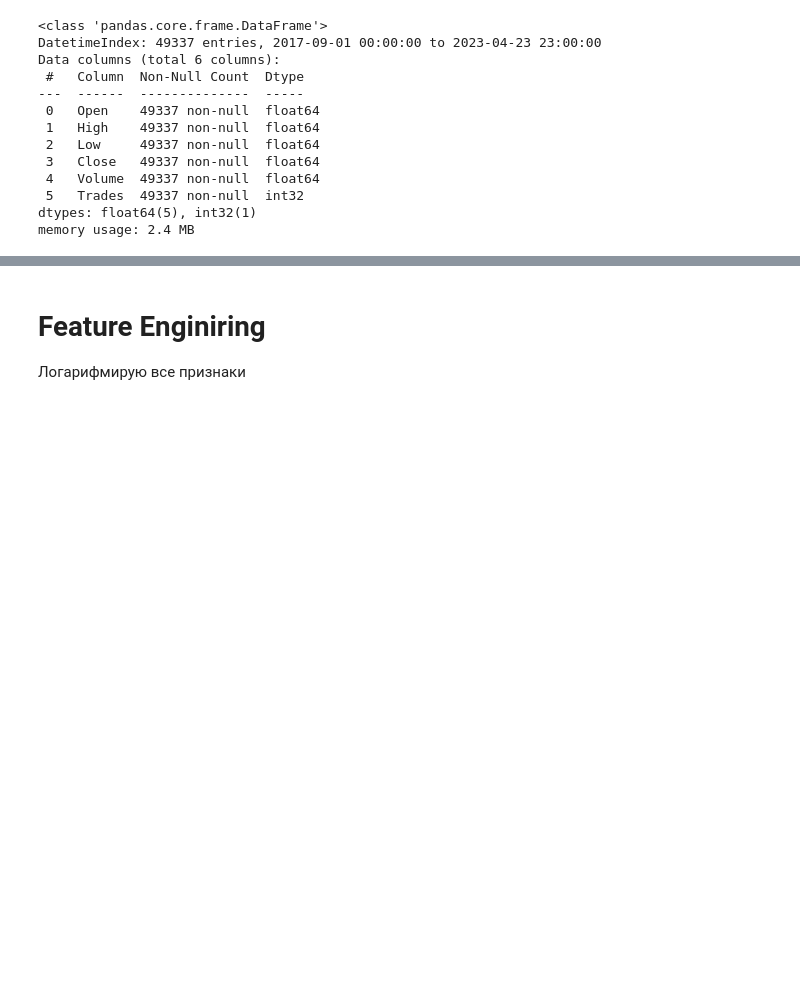
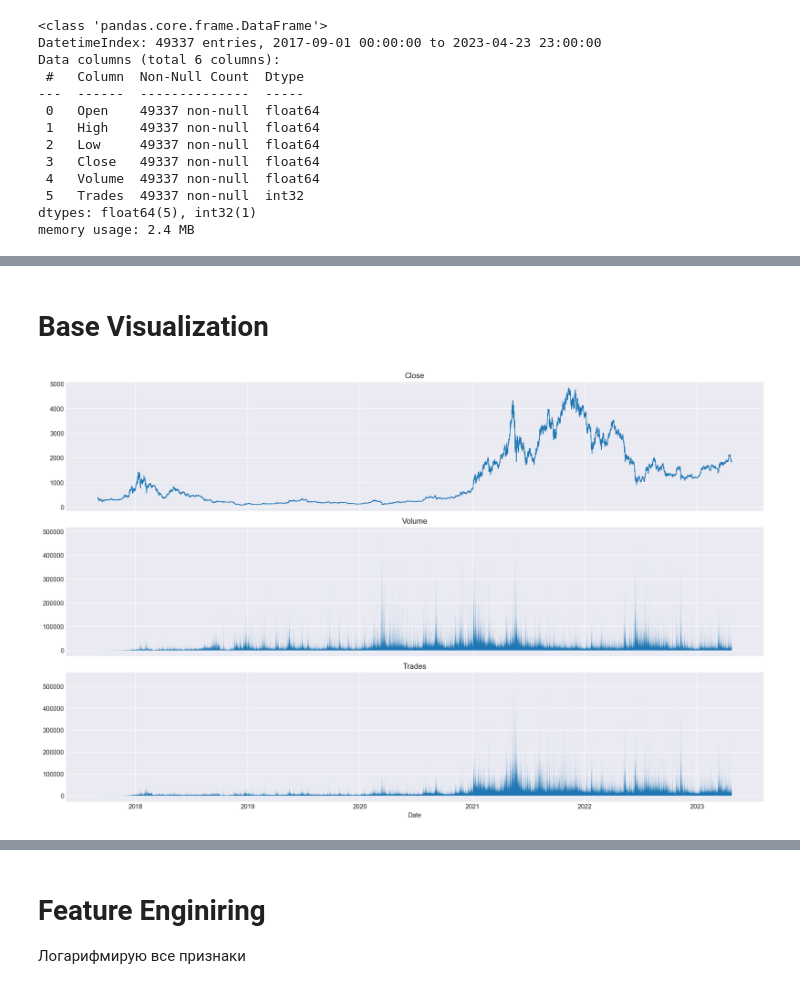
Before and after one commit to Chepell/SF_DS_Pro, a Jupyter notebook: 01_TensorFlow/ETH_Baseline_Classification.ipynb, the cells around one changed output, grey strips where cells are left out. Saved outputs shown, nothing was run; the diff lists cells and outputs as text; code cells hidden in the pictures; blank space fills up the shorter version.

```diff
--- a/01_TensorFlow/ETH_Baseline_Classification.ipynb
+++ b/01_TensorFlow/ETH_Baseline_Classification.ipynb
@@ -13,13 +13,6 @@ import matplotlib.pyplot as plt
 from matplotlib import gridspec
 import seaborn as sns
 
-%matplotlib inline
-plt.style.use('seaborn') #установка стиля matplotlib
-%config InlineBackend.figure_format = 'retina'
-plt.rcParams['figure.figsize'] = (10, 8)
-
-from sklearn import set_config, preprocessing # предобработка
-set_config(transform_output='pandas')
 from sklearn.model_selection import train_test_split # сплитование выборки
 from sklearn.linear_model import LinearRegression
 from sklearn.svm import SVR
@@ -36,6 +29,14 @@ import tensorflow as tf
 from tensorflow.keras.layers import Input, LSTM, GRU, SimpleRNN, Dense, GlobalMaxPool1D
 from tensorflow.keras.models import Model
 from tensorflow.keras.optimizers import SGD, Adam
+
+from sklearn import set_config
+set_config(transform_output='pandas')
+
+%matplotlib inline
+plt.style.use('seaborn-darkgrid')
+%config InlineBackend.figure_format = 'retina'
+plt.rcParams['figure.figsize'] = (10, 8)
 # %% [output]
 The autoreload extension is already loaded. To reload it, use:
   %reload_ext autoreload
@@ -97,0 +116,33 @@ memory usage: 2.4 MB
+# %% [markdown]
+# Base Visualization
+# %%
+# If need to plot not all data
+# df_to_plot = df[df.index >= '2023-04-20']
+df_to_plot = df
+
+# Create a 2-row, 1-column subplot grid
+fig, ax = plt.subplots(3, 1, figsize=(16, 10), sharex=True)
+
+# Convert series to numpy
+ind = df_to_plot.index.to_numpy()
+_0 = df_to_plot['Close'].to_numpy()
+_1 = df_to_plot['Volume'].to_numpy()
+_2 = df_to_plot['Trades'].to_numpy()
+
+ax[0].plot(ind, _0, linewidth=1)
+ax[0].set_title('Close')
+
+ax[1].fill_between(ind, _1, step='pre')
+ax[1].set_title('Volume')
+
+ax[2].fill_between(ind, _2, step='pre')
+ax[2].set_title('Trades')
+
+# Set the x-axis label for the entire figure
+plt.xlabel('Date')
+
+# Adjust the layout and show the plot
+plt.tight_layout()
+plt.show()
+# %% [output]
+[figure, added]
```
Also changed, not shown: parts of 5 cells of this notebook, 1 other file.
